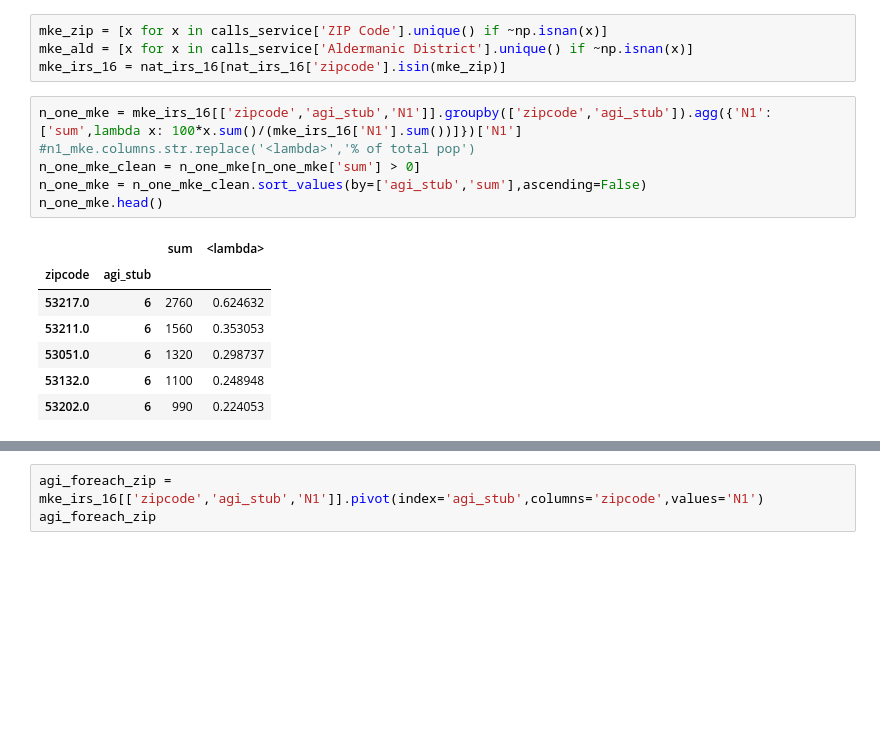
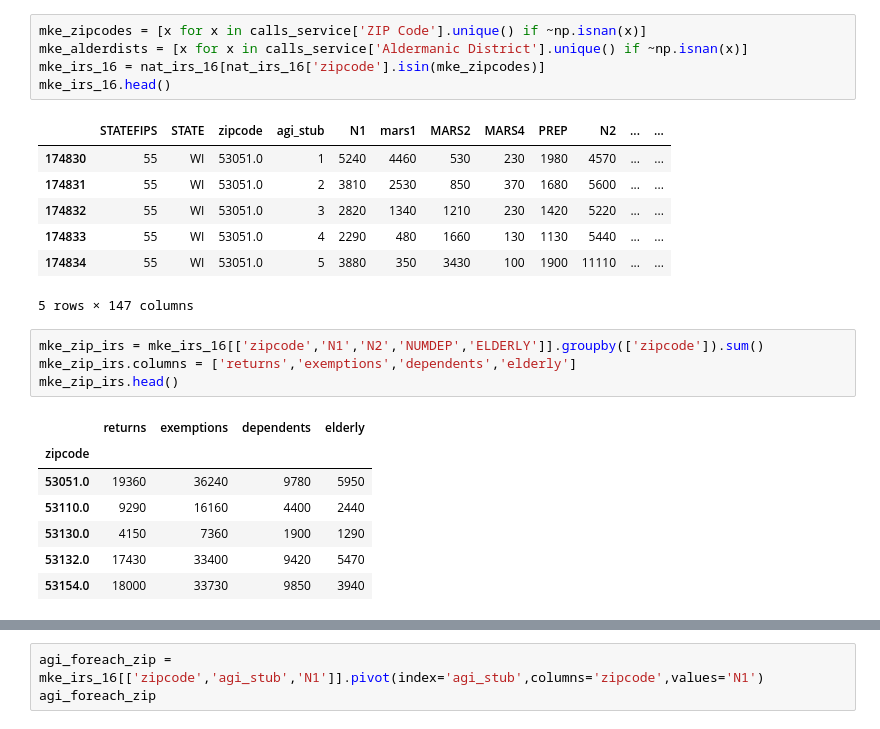
Before and after one commit to peterdobbs77/pop_health_mke, a Jupyter notebook: mke_pop_health.ipynb, the cells around one changed output, grey strips where cells are left out. Drawn from its saved outputs; the diff is of its cells as text; blank space fills up the shorter version.

```diff
--- a/mke_pop_health.ipynb
+++ b/mke_pop_health.ipynb
@@ -12,18 +28,25 @@ nat_irs_16['zipcode'] = nat_irs_16['zipcode'].astype(np.float64)
 # %%
-mke_zip = [x for x in calls_service['ZIP Code'].unique() if ~np.isnan(x)]
-mke_ald = [x for x in calls_service['Aldermanic District'].unique() if ~np.isnan(x)]
-mke_irs_16 = nat_irs_16[nat_irs_16['zipcode'].isin(mke_zip)]
+mke_zipcodes = [x for x in calls_service['ZIP Code'].unique() if ~np.isnan(x)]
+mke_alderdists = [x for x in calls_service['Aldermanic District'].unique() if ~np.isnan(x)]
+mke_irs_16 = nat_irs_16[nat_irs_16['zipcode'].isin(mke_zipcodes)]
+mke_irs_16.head()
+# %% [output]
+|  | STATEFIPS | STATE | zipcode | agi_stub | N1 | mars1 | MARS2 | MARS4 | PREP | N2 | ... | ... |
+| 174830 | 55 | WI | 53051.0 | 1 | 5240 | 4460 | 530 | 230 | 1980 | 4570 | ... | ... |
+| 174831 | 55 | WI | 53051.0 | 2 | 3810 | 2530 | 850 | 370 | 1680 | 5600 | ... | ... |
+| 174832 | 55 | WI | 53051.0 | 3 | 2820 | 1340 | 1210 | 230 | 1420 | 5220 | ... | ... |
+| 174833 | 55 | WI | 53051.0 | 4 | 2290 | 480 | 1660 | 130 | 1130 | 5440 | ... | ... |
+| 174834 | 55 | WI | 53051.0 | 5 | 3880 | 350 | 3430 | 100 | 1900 | 11110 | ... | ... |
+5 rows × 147 columns
-# %%
-n_one_mke = mke_irs_16[['zipcode','agi_stub','N1']].groupby(['zipcode','agi_stub']).agg({'N1':['sum',lambda x: 100*x.sum()/(mke_irs_16['N1'].sum())]})['N1']
-#n1_mke.columns.str.replace('<lambda>','% of total pop')
-n_one_mke_clean = n_one_mke[n_one_mke['sum'] > 0]
-n_one_mke = n_one_mke_clean.sort_values(by=['agi_stub','sum'],ascending=False)
-n_one_mke.head()
-# %% [output]
-|  |  | sum | <lambda> |
-| zipcode | agi_stub |  |  |
-| 53217.0 | 6 | 2760 | 0.624632 |
-| 53211.0 | 6 | 1560 | 0.353053 |
-| 53051.0 | 6 | 1320 | 0.298737 |
-| 53132.0 | 6 | 1100 | 0.248948 |
-| 53202.0 | 6 | 990 | 0.224053 |
+# %%
+mke_zip_irs = mke_irs_16[['zipcode','N1','N2','NUMDEP','ELDERLY']].groupby(['zipcode']).sum()
+mke_zip_irs.columns = ['returns','exemptions','dependents','elderly']
+mke_zip_irs.head()
+# %% [output]
+|  | returns | exemptions | dependents | elderly |
+| zipcode |  |  |  |  |
+| 53051.0 | 19360 | 36240 | 9780 | 5950 |
+| 53110.0 | 9290 | 16160 | 4400 | 2440 |
+| 53130.0 | 4150 | 7360 | 1900 | 1290 |
+| 53132.0 | 17430 | 33400 | 9420 | 5470 |
+| 53154.0 | 18000 | 33730 | 9850 | 3940 |
```
Also changed, not shown: parts of 6 cells of this notebook, 1 other file.
